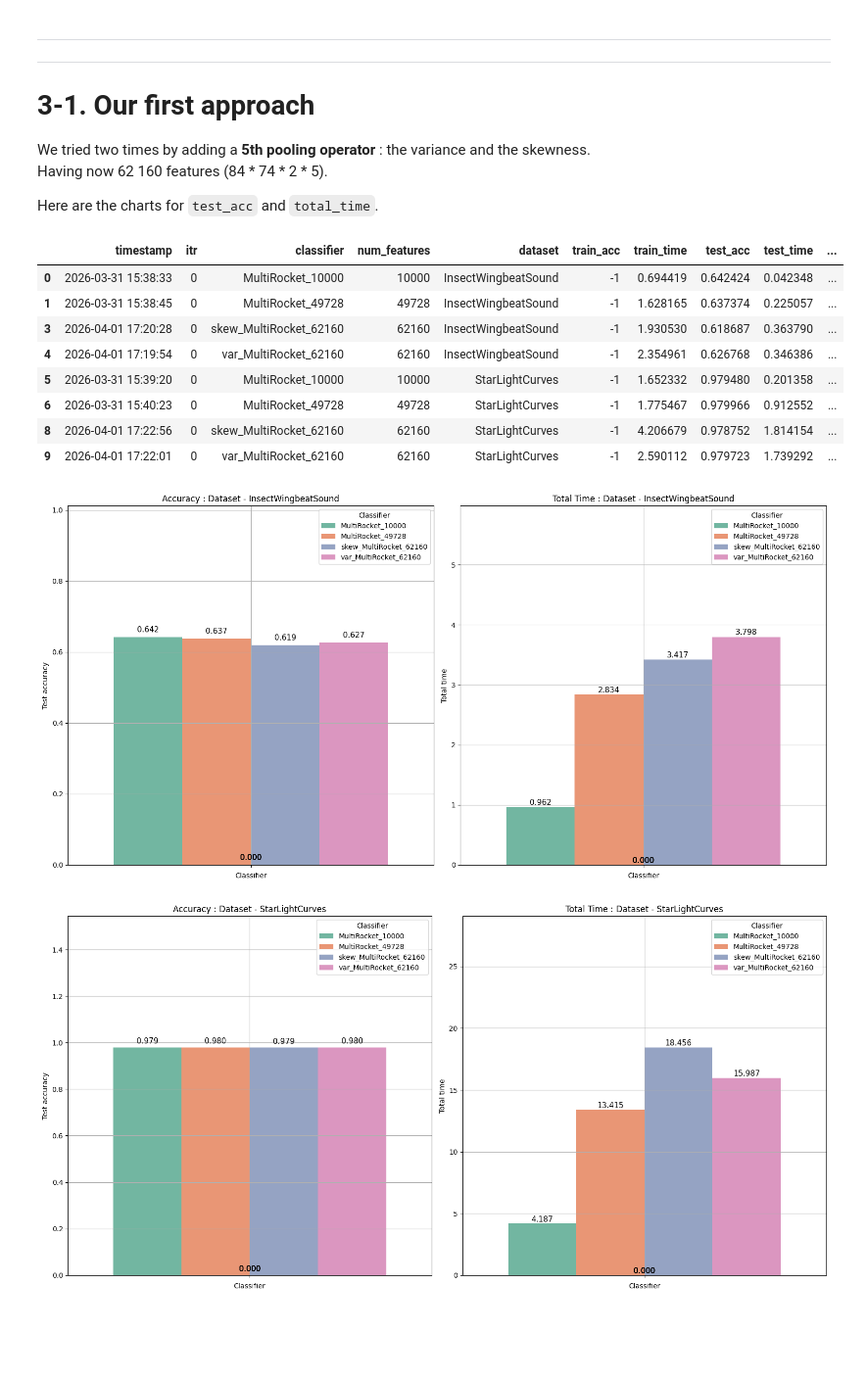
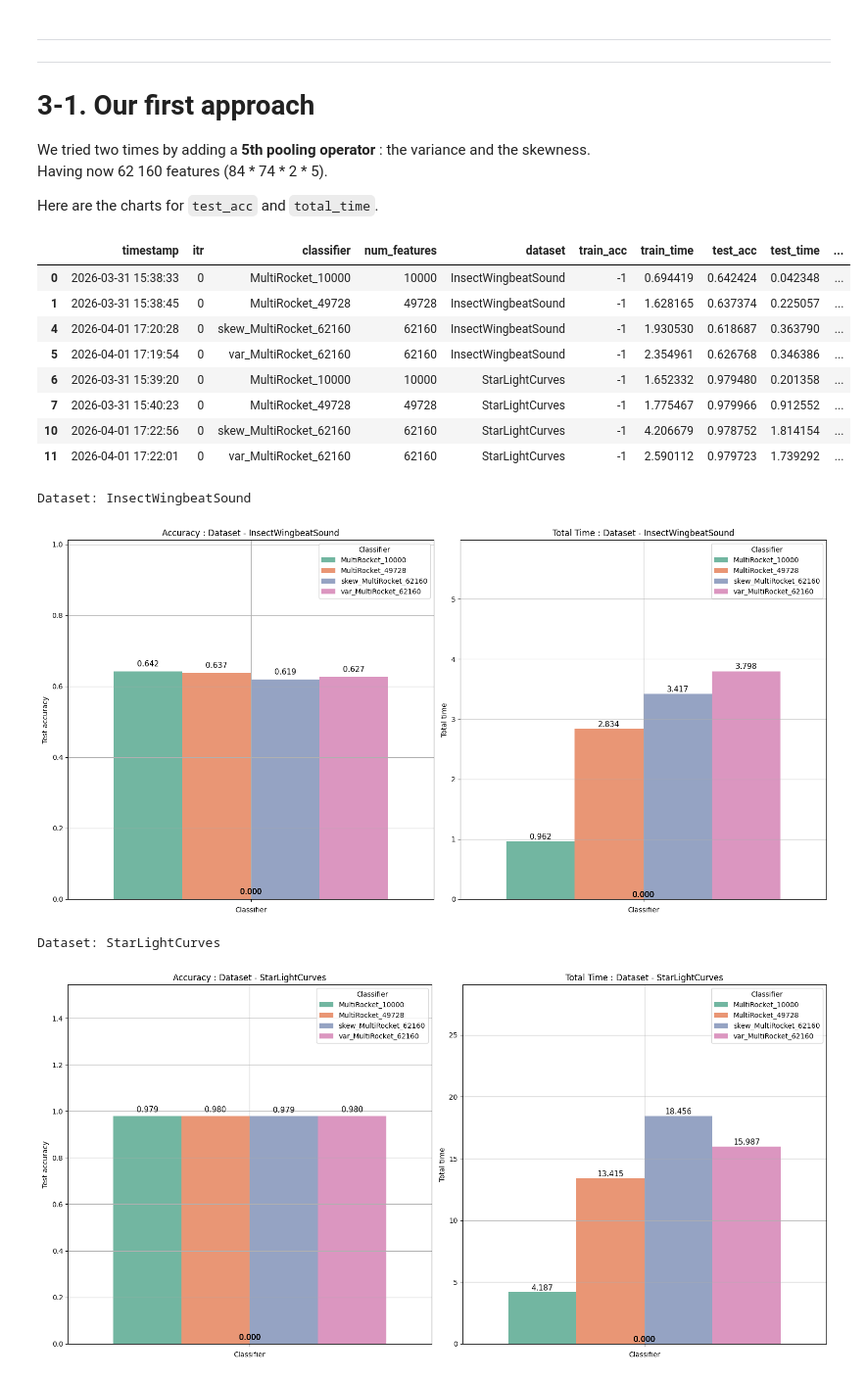
Before and after one commit to axemar/TimeSeries-Project, a Jupyter notebook: improvements/CheckingResults.ipynb, the cells around one changed output. Shown at 98% size. Cells and saved outputs as stored; diff of their text form; code cells hidden in the pictures; blank space fills up the shorter version.

```diff
--- a/improvements/CheckingResults.ipynb
+++ b/improvements/CheckingResults.ipynb
@@ -74,12 +76,14 @@ Here are the charts for `test_acc` and `total_time`.
 # %%
 df_v1 = df.copy()
 
-df_v1 = df_v1[~df_v1['classifier'].str.contains('mlp')]
+df_v1 = df_v1[~df_v1['classifier'].str.contains('mlp|rf')]
 
 # Display
 display(df_v1.head(20))
 
 for dataset in df_v1['dataset'].unique():
+
+    print(f"Dataset: {dataset}")
 
     plt.figure(figsize=(16, 8))
 
@@ -116,40 +120,42 @@ for dataset in df_v1['dataset'].unique():
         data=df_v1[df_v1['dataset'] == dataset],
         y='total_time',
         width=0.75,
         hue='classifier',
         palette='Set2'
     )
 
     plt.title(f"Total Time : Dataset - {dataset}")
     plt.xlabel("Classifier")
     plt.ylabel("Total time")
     plt.grid(True)
 
     # Add space for legend + text
     ymin, ymax = ax2.get_ylim()
     ax2.set_ylim(ymin, ymax * 1.5)
 
     # Add values on bars (rounded to 3 decimals)
     for p in ax2.patches:
         x = p.get_x() + p.get_width() / 2
         y = p.get_height()
         ax2.text(x, y + 0.01, f"{y:.3f}", ha='center', va='bottom', fontsize=11)
 
     plt.legend(loc='upper right', title='Classifier')
 
     plt.tight_layout()
     plt.show()
 # %% [output]
 |  | timestamp | itr | classifier | num_features | dataset | train_acc | train_time | test_acc | test_time | ... |
 | 0 | 2026-03-31 15:38:33 | 0 | MultiRocket_10000 | 10000 | InsectWingbeatSound | -1 | 0.694419 | 0.642424 | 0.042348 | ... |
 | 1 | 2026-03-31 15:38:45 | 0 | MultiRocket_49728 | 49728 | InsectWingbeatSound | -1 | 1.628165 | 0.637374 | 0.225057 | ... |
-| 3 | 2026-04-01 17:20:28 | 0 | skew_MultiRocket_62160 | 62160 | InsectWingbeatSound | -1 | 1.930530 | 0.618687 | 0.363790 | ... |
-| 4 | 2026-04-01 17:19:54 | 0 | var_MultiRocket_62160 | 62160 | InsectWingbeatSound | -1 | 2.354961 | 0.626768 | 0.346386 | ... |
-| 5 | 2026-03-31 15:39:20 | 0 | MultiRocket_10000 | 10000 | StarLightCurves | -1 | 1.652332 | 0.979480 | 0.201358 | ... |
-| 6 | 2026-03-31 15:40:23 | 0 | MultiRocket_49728 | 49728 | StarLightCurves | -1 | 1.775467 | 0.979966 | 0.912552 | ... |
-| 8 | 2026-04-01 17:22:56 | 0 | skew_MultiRocket_62160 | 62160 | StarLightCurves | -1 | 4.206679 | 0.978752 | 1.814154 | ... |
-| 9 | 2026-04-01 17:22:01 | 0 | var_MultiRocket_62160 | 62160 | StarLightCurves | -1 | 2.590112 | 0.979723 | 1.739292 | ... |
+| 4 | 2026-04-01 17:20:28 | 0 | skew_MultiRocket_62160 | 62160 | InsectWingbeatSound | -1 | 1.930530 | 0.618687 | 0.363790 | ... |
+| 5 | 2026-04-01 17:19:54 | 0 | var_MultiRocket_62160 | 62160 | InsectWingbeatSound | -1 | 2.354961 | 0.626768 | 0.346386 | ... |
+| 6 | 2026-03-31 15:39:20 | 0 | MultiRocket_10000 | 10000 | StarLightCurves | -1 | 1.652332 | 0.979480 | 0.201358 | ... |
+| 7 | 2026-03-31 15:40:23 | 0 | MultiRocket_49728 | 49728 | StarLightCurves | -1 | 1.775467 | 0.979966 | 0.912552 | ... |
+| 10 | 2026-04-01 17:22:56 | 0 | skew_MultiRocket_62160 | 62160 | StarLightCurves | -1 | 4.206679 | 0.978752 | 1.814154 | ... |
+| 11 | 2026-04-01 17:22:01 | 0 | var_MultiRocket_62160 | 62160 | StarLightCurves | -1 | 2.590112 | 0.979723 | 1.739292 | ... |
+Dataset: InsectWingbeatSound
 [figure]
+Dataset: StarLightCurves
 [figure]
 # %% [markdown]
 ---
```
Also changed, not shown: parts of 3 cells of this notebook, 5 other files.
